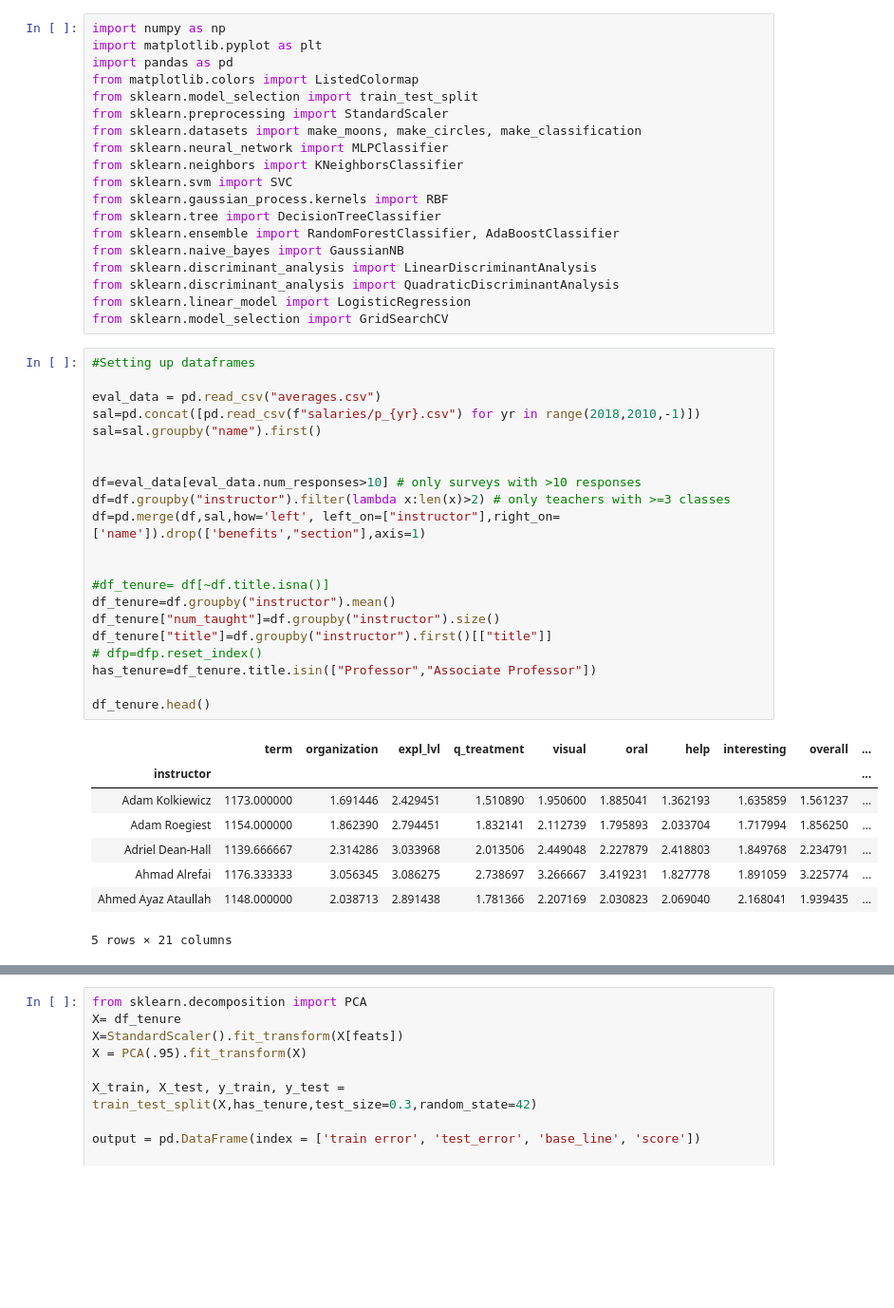
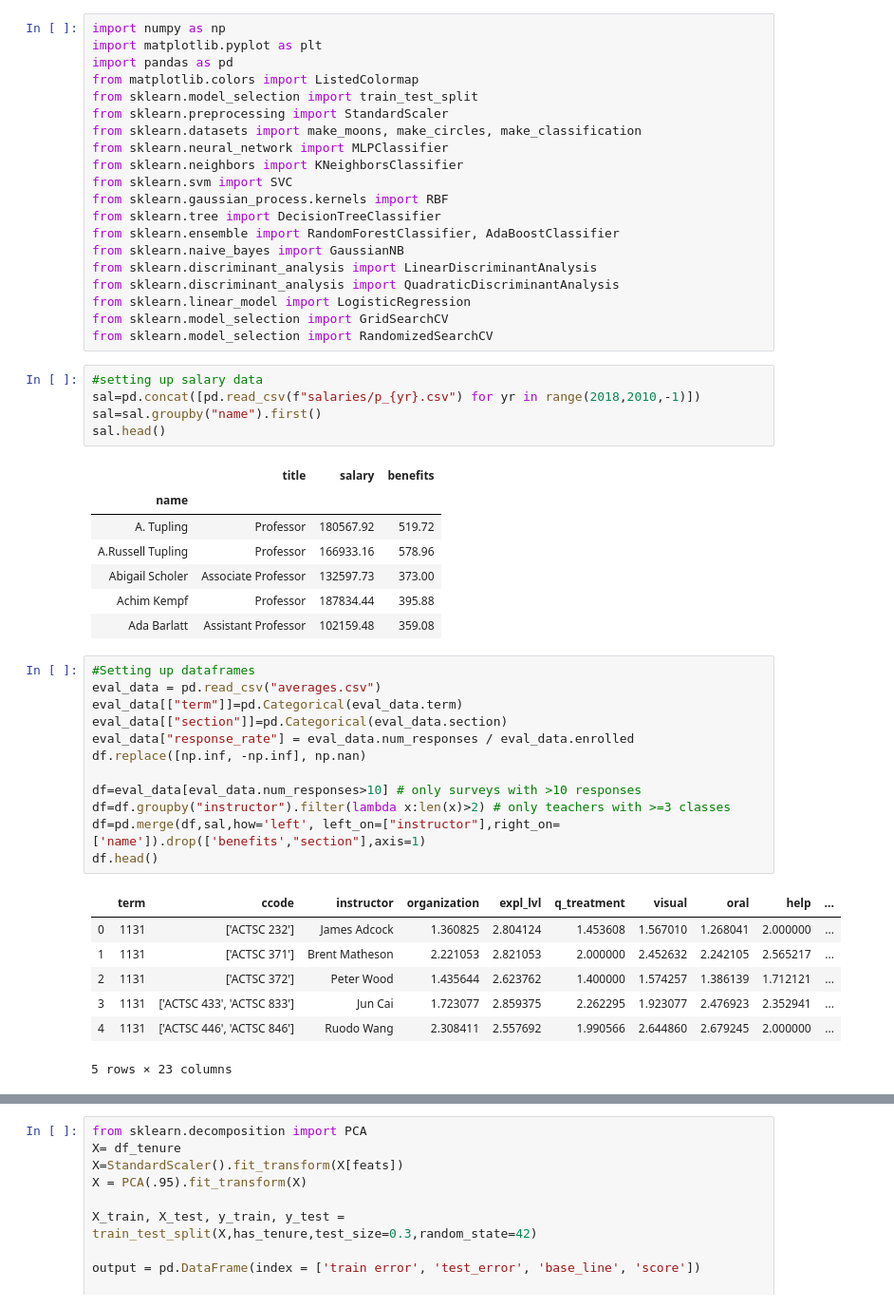
Before and after one commit to Akababa/course_eval, a Jupyter notebook: classifier_comparisons.ipynb, the cells around one changed output, grey strips where cells are left out. Shown: that part at 95% size. Saved outputs shown, nothing was run; the diff lists cells and outputs as text; blank space fills up the shorter version.

```diff
--- a/classifier_comparisons.ipynb
+++ b/classifier_comparisons.ipynb
@@ -17,33 +17,37 @@ from sklearn.discriminant_analysis import LinearDiscriminantAnalysis
 from sklearn.discriminant_analysis import QuadraticDiscriminantAnalysis
 from sklearn.linear_model import LogisticRegression
 from sklearn.model_selection import GridSearchCV
+from sklearn.model_selection import RandomizedSearchCV
+# %%
+#setting up salary data
+sal=pd.concat([pd.read_csv(f"salaries/p_{yr}.csv") for yr in range(2018,2010,-1)])
+sal=sal.groupby("name").first()
+sal.head()
+# %% [output]
+|  | title | salary | benefits |
+| name |  |  |  |
+| A. Tupling | Professor | 180567.92 | 519.72 |
+| A.Russell Tupling | Professor | 166933.16 | 578.96 |
+| Abigail Scholer | Associate Professor | 132597.73 | 373.00 |
+| Achim Kempf | Professor | 187834.44 | 395.88 |
+| Ada Barlatt | Assistant Professor | 102159.48 | 359.08 |
 # %%
 #Setting up dataframes
-
 eval_data = pd.read_csv("averages.csv")
-sal=pd.concat([pd.read_csv(f"salaries/p_{yr}.csv") for yr in range(2018,2010,-1)])
-sal=sal.groupby("name").first()
-
+eval_data[["term"]]=pd.Categorical(eval_data.term)
+eval_data[["section"]]=pd.Categorical(eval_data.section)
+eval_data["response_rate"] = eval_data.num_responses / eval_data.enrolled
+df.replace([np.inf, -np.inf], np.nan)
 
 df=eval_data[eval_data.num_responses>10] # only surveys with >10 responses
 df=df.groupby("instructor").filter(lambda x:len(x)>2) # only teachers with >=3 classes
 df=pd.merge(df,sal,how='left', left_on=["instructor"],right_on=['name']).drop(['benefits',"section"],axis=1)
-
-
-#df_tenure= df[~df.title.isna()]
-df_tenure=df.groupby("instructor").mean()
-df_tenure["num_taught"]=df.groupby("instructor").size()
-df_tenure["title"]=df.groupby("instructor").first()[["title"]]
-# dfp=dfp.reset_index()
-has_tenure=df_tenure.title.isin(["Professor","Associate Professor"])
-
-df_tenure.head()
+df.head()
 # %% [output]
-|  | term | organization | expl_lvl | q_treatment | visual | oral | help | interesting | overall | ... |
-| instructor |  |  |  |  |  |  |  |  |  | ... |
-| Adam Kolkiewicz | 1173.000000 | 1.691446 | 2.429451 | 1.510890 | 1.950600 | 1.885041 | 1.362193 | 1.635859 | 1.561237 | ... |
-| Adam Roegiest | 1154.000000 | 1.862390 | 2.794451 | 1.832141 | 2.112739 | 1.795893 | 2.033704 | 1.717994 | 1.856250 | ... |
-| Adriel Dean-Hall | 1139.666667 | 2.314286 | 3.033968 | 2.013506 | 2.449048 | 2.227879 | 2.418803 | 1.849768 | 2.234791 | ... |
-| Ahmad Alrefai | 1176.333333 | 3.056345 | 3.086275 | 2.738697 | 3.266667 | 3.419231 | 1.827778 | 1.891059 | 3.225774 | ... |
-| Ahmed Ayaz Ataullah | 1148.000000 | 2.038713 | 2.891438 | 1.781366 | 2.207169 | 2.030823 | 2.069040 | 2.168041 | 1.939435 | ... |
+|  | term | ccode | instructor | organization | expl_lvl | q_treatment | visual | oral | help | ... |
+| 0 | 1131 | ['ACTSC 232'] | James Adcock | 1.360825 | 2.804124 | 1.453608 | 1.567010 | 1.268041 | 2.000000 | ... |
+| 1 | 1131 | ['ACTSC 371'] | Brent Matheson | 2.221053 | 2.821053 | 2.000000 | 2.452632 | 2.242105 | 2.565217 | ... |
+| 2 | 1131 | ['ACTSC 372'] | Peter Wood | 1.435644 | 2.623762 | 1.400000 | 1.574257 | 1.386139 | 1.712121 | ... |
+| 3 | 1131 | ['ACTSC 433', 'ACTSC 833'] | Jun Cai | 1.723077 | 2.859375 | 2.262295 | 1.923077 | 2.476923 | 2.352941 | ... |
+| 4 | 1131 | ['ACTSC 446', 'ACTSC 846'] | Ruodo Wang | 2.308411 | 2.557692 | 1.990566 | 2.644860 | 2.679245 | 2.000000 | ... |
-5 rows × 21 columns
+5 rows × 23 columns
```
Also changed, not shown: parts of 8 cells of this notebook.
